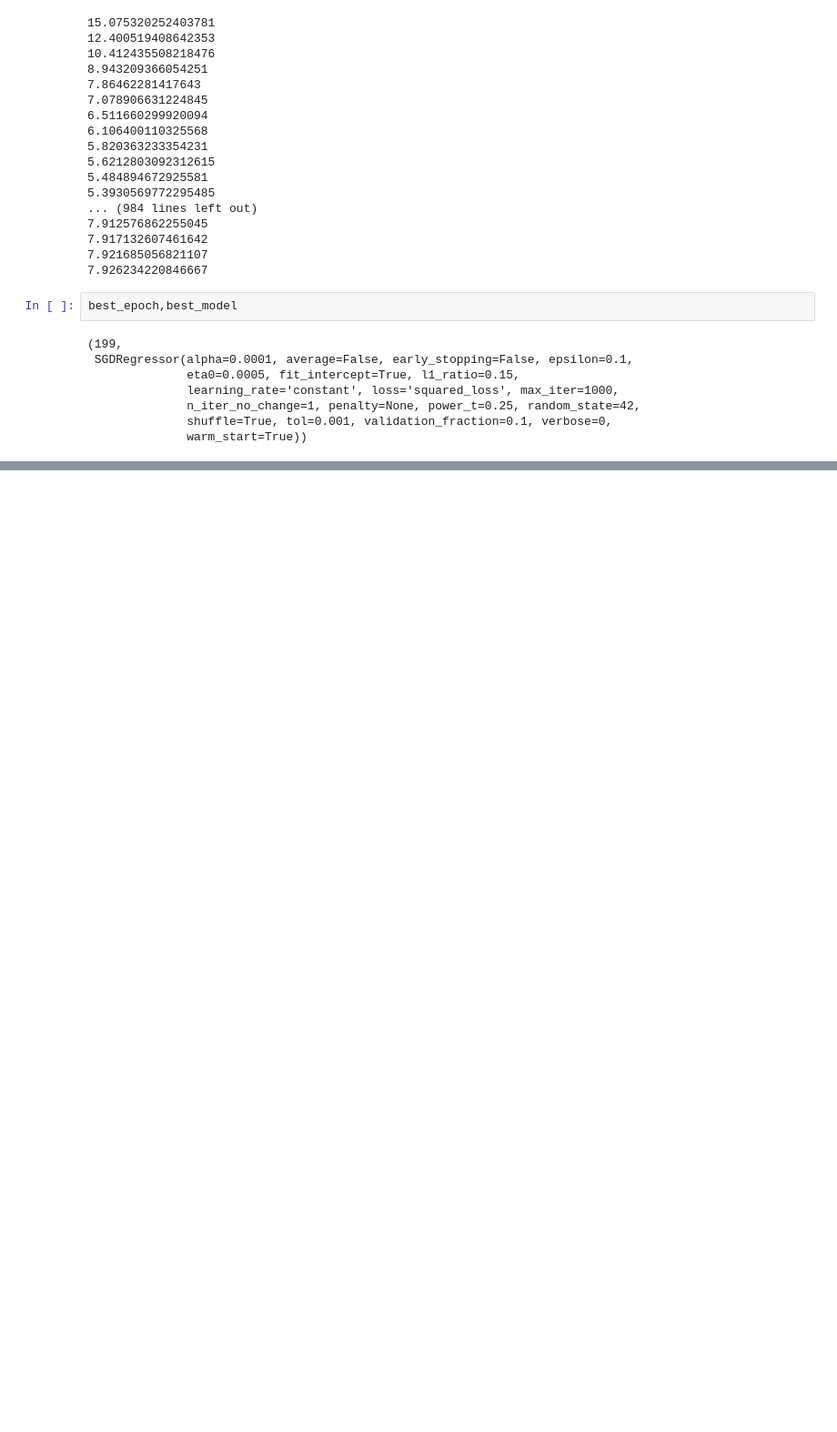
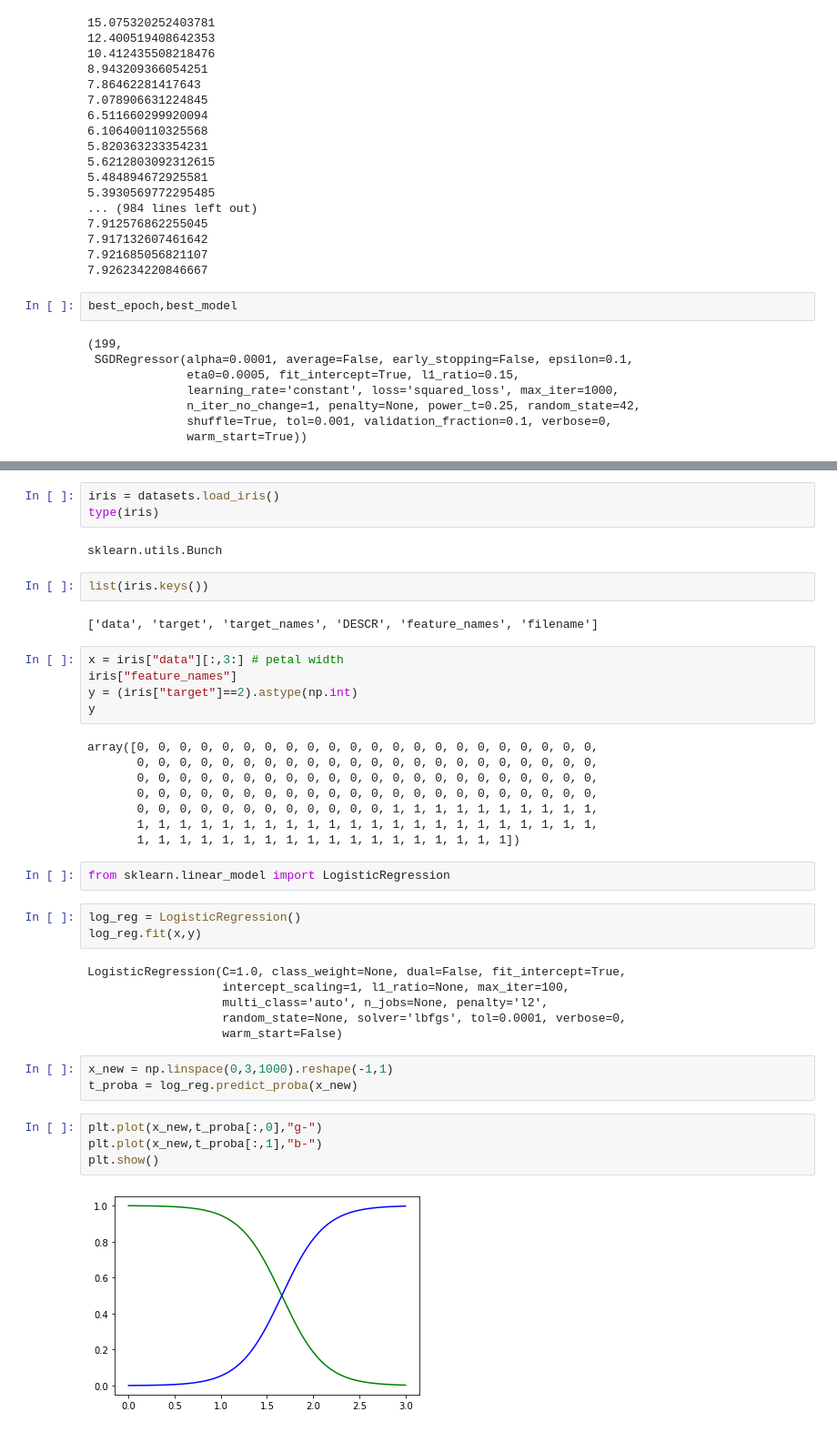
Before and after one commit to NII-o9i2/Scikit-Learn-Machine_Learning-examples, a Jupyter notebook: chapter4_training/training.ipynb, the cells around one changed output, grey strips where cells are left out. Shown at 91% size. Cells and saved outputs as stored; diff of their text form; blank space fills up the shorter version.

```diff
--- a/chapter4_training/training.ipynb
+++ b/chapter4_training/training.ipynb
@@ -225,0 +237,42 @@ best_epoch,best_model
+# %%
+iris = datasets.load_iris()
+type(iris)
+# %% [output]
+sklearn.utils.Bunch
+# %%
+list(iris.keys())
+# %% [output]
+['data', 'target', 'target_names', 'DESCR', 'feature_names', 'filename']
+# %%
+x = iris["data"][:,3:] # petal width
+iris["feature_names"]
+y = (iris["target"]==2).astype(np.int)
+y
+# %% [output]
+array([0, 0, 0, 0, 0, 0, 0, 0, 0, 0, 0, 0, 0, 0, 0, 0, 0, 0, 0, 0, 0, 0,
+       0, 0, 0, 0, 0, 0, 0, 0, 0, 0, 0, 0, 0, 0, 0, 0, 0, 0, 0, 0, 0, 0,
+       0, 0, 0, 0, 0, 0, 0, 0, 0, 0, 0, 0, 0, 0, 0, 0, 0, 0, 0, 0, 0, 0,
+       0, 0, 0, 0, 0, 0, 0, 0, 0, 0, 0, 0, 0, 0, 0, 0, 0, 0, 0, 0, 0, 0,
+       0, 0, 0, 0, 0, 0, 0, 0, 0, 0, 0, 0, 1, 1, 1, 1, 1, 1, 1, 1, 1, 1,
+       1, 1, 1, 1, 1, 1, 1, 1, 1, 1, 1, 1, 1, 1, 1, 1, 1, 1, 1, 1, 1, 1,
+       1, 1, 1, 1, 1, 1, 1, 1, 1, 1, 1, 1, 1, 1, 1, 1, 1, 1])
+# %%
+from sklearn.linear_model import LogisticRegression
+# %%
+log_reg = LogisticRegression()
+log_reg.fit(x,y)
+# %% [output]
+LogisticRegression(C=1.0, class_weight=None, dual=False, fit_intercept=True,
+                   intercept_scaling=1, l1_ratio=None, max_iter=100,
+                   multi_class='auto', n_jobs=None, penalty='l2',
+                   random_state=None, solver='lbfgs', tol=0.0001, verbose=0,
+                   warm_start=False)
+# %%
+x_new = np.linspace(0,3,1000).reshape(-1,1)
+t_proba = log_reg.predict_proba(x_new)
+# %%
+plt.plot(x_new,t_proba[:,0],"g-")
+plt.plot(x_new,t_proba[:,1],"b-")
+plt.show()
+# %% [output]
+[figure, added]
```
Also changed, not shown: parts of 13 cells of this notebook.
